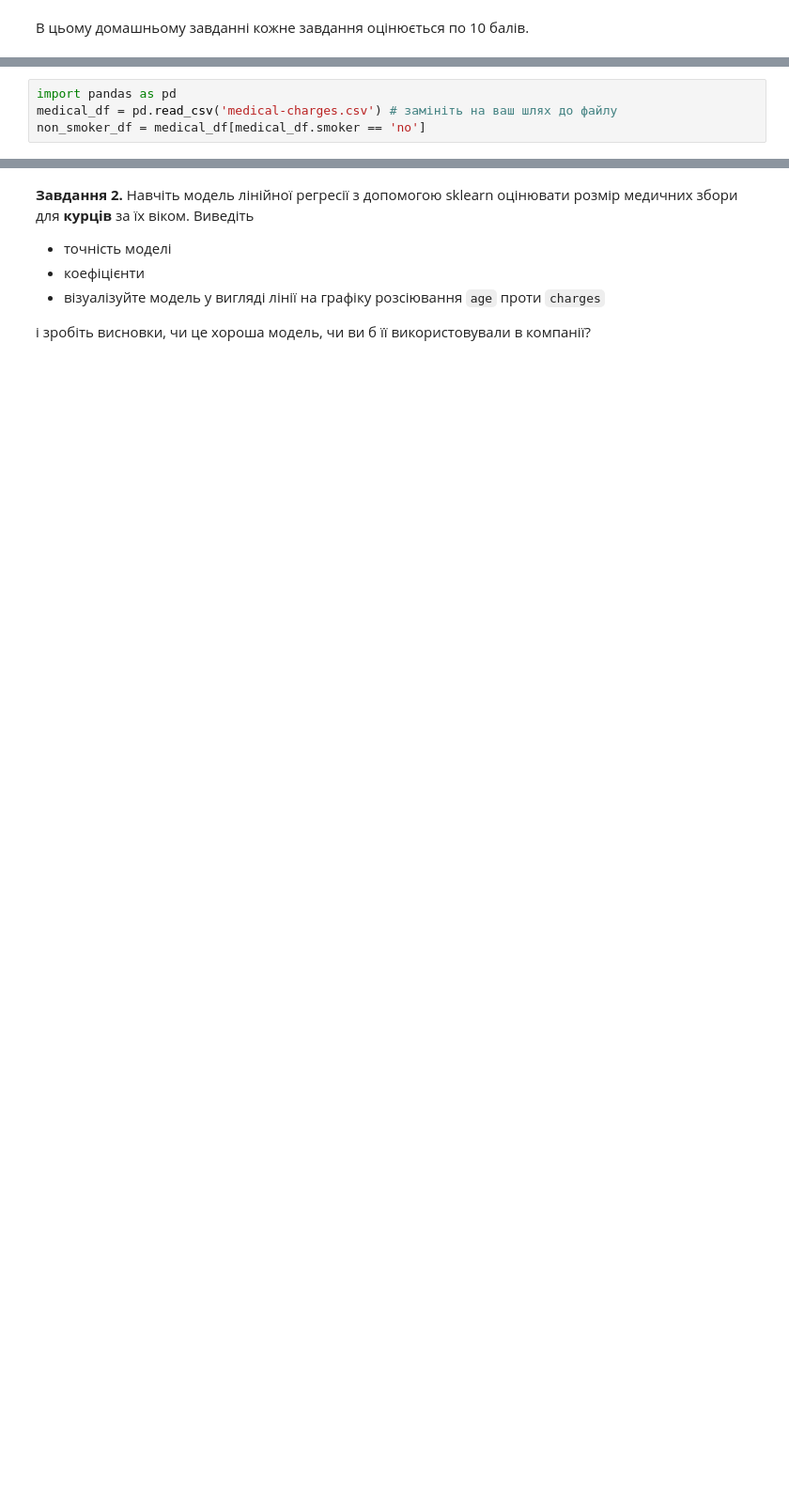
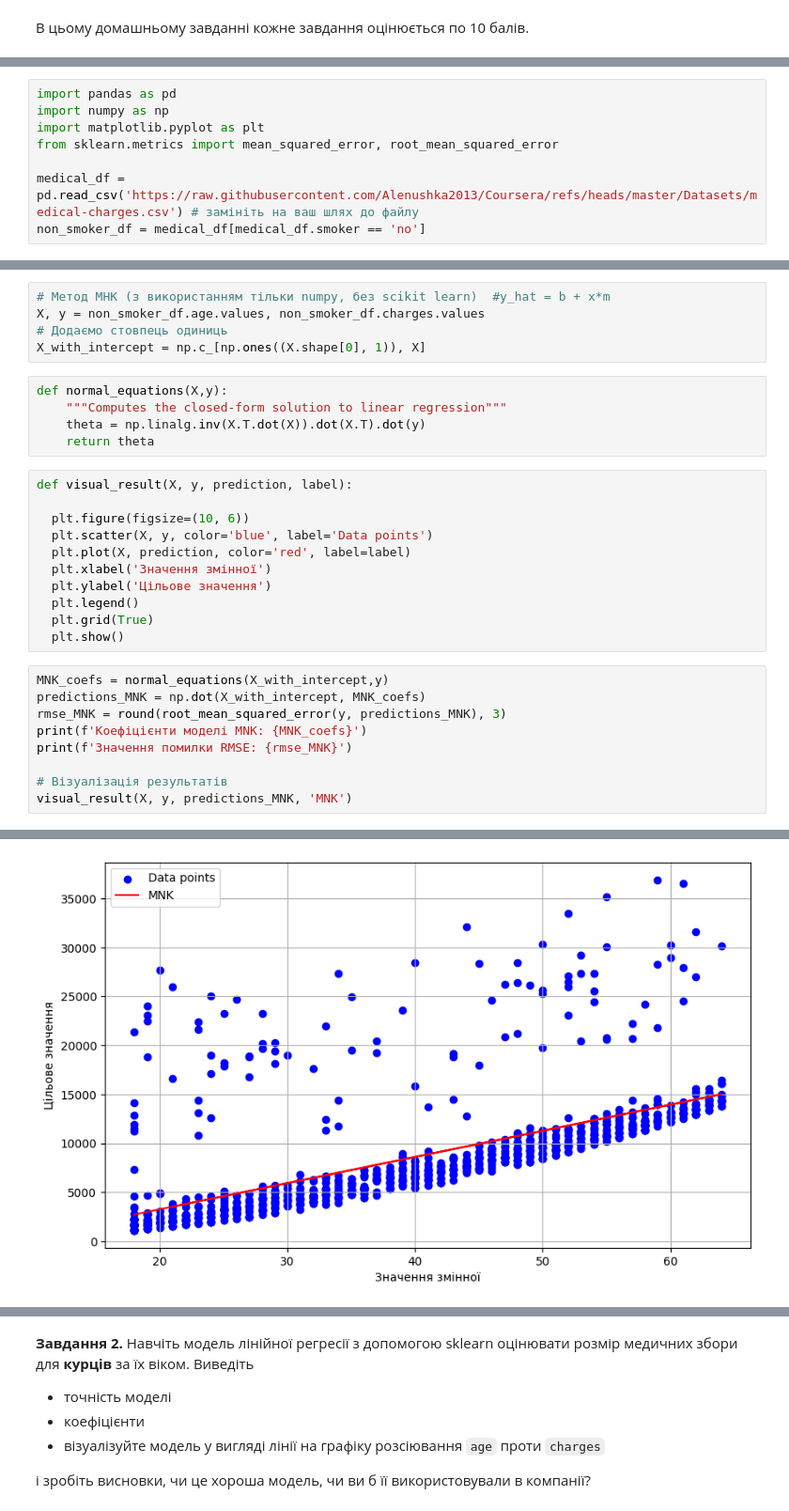
Before and after one commit to Alenushka2013/ML_for_people_tasks, a Jupyter notebook: HW_2_1_Building_a_linear_regression_on_one_attribute.ipynb, the cells around one changed output, grey strips where cells are left out. Shown at 94% size. Drawn from its saved outputs; the diff is of its cells as text; blank space fills up the shorter version.

```diff
--- a/HW_2_1_Building_a_linear_regression_on_one_attribute.ipynb
+++ b/HW_2_1_Building_a_linear_regression_on_one_attribute.ipynb
@@ -24,4 +24,8 @@
 # %%
 import pandas as pd
-medical_df = pd.read_csv('medical-charges.csv') # замініть на ваш шлях до файлу
+import numpy as np
+import matplotlib.pyplot as plt
+from sklearn.metrics import mean_squared_error, root_mean_squared_error
+
+medical_df = pd.read_csv('https://raw.githubusercontent.com/Alenushka2013/Coursera/refs/heads/master/Datasets/medical-charges.csv') # замініть на ваш шлях до файлу
 non_smoker_df = medical_df[medical_df.smoker == 'no']
@@ -27,0 +34,31 @@ non_smoker_df = medical_df[medical_df.smoker == 'no']
+# %%
+# Метод МНК (з використанням тільки numpy, без scikit learn)  #y_hat = b + x*m
+X, y = non_smoker_df.age.values, non_smoker_df.charges.values
+# Додаємо стовпець одиниць
+X_with_intercept = np.c_[np.ones((X.shape[0], 1)), X]
+# %%
+def normal_equations(X,y):
+    """Computes the closed-form solution to linear regression"""
+    theta = np.linalg.inv(X.T.dot(X)).dot(X.T).dot(y)
+    return theta
+# %%
+def visual_result(X, y, prediction, label):
+
+  plt.figure(figsize=(10, 6))
+  plt.scatter(X, y, color='blue', label='Data points')
+  plt.plot(X, prediction, color='red', label=label)
+  plt.xlabel('Значення змінної')
+  plt.ylabel('Цільове значення')
+  plt.legend()
+  plt.grid(True)
+  plt.show()
+# %%
+MNK_coefs = normal_equations(X_with_intercept,y)
+predictions_MNK = np.dot(X_with_intercept, MNK_coefs)
+rmse_MNK = round(root_mean_squared_error(y, predictions_MNK), 3)
+print(f'Коефіцієнти моделі MNK: {MNK_coefs}')
+print(f'Значення помилки RMSE: {rmse_MNK}')
+
+# Візуалізація результатів
+visual_result(X, y, predictions_MNK, 'MNK')
+# %% [output]
@@ -27,0 +67 @@ non_smoker_df = medical_df[medical_df.smoker == 'no']
+[figure, added]
```
Also changed, not shown: parts of 10 cells of this notebook.
